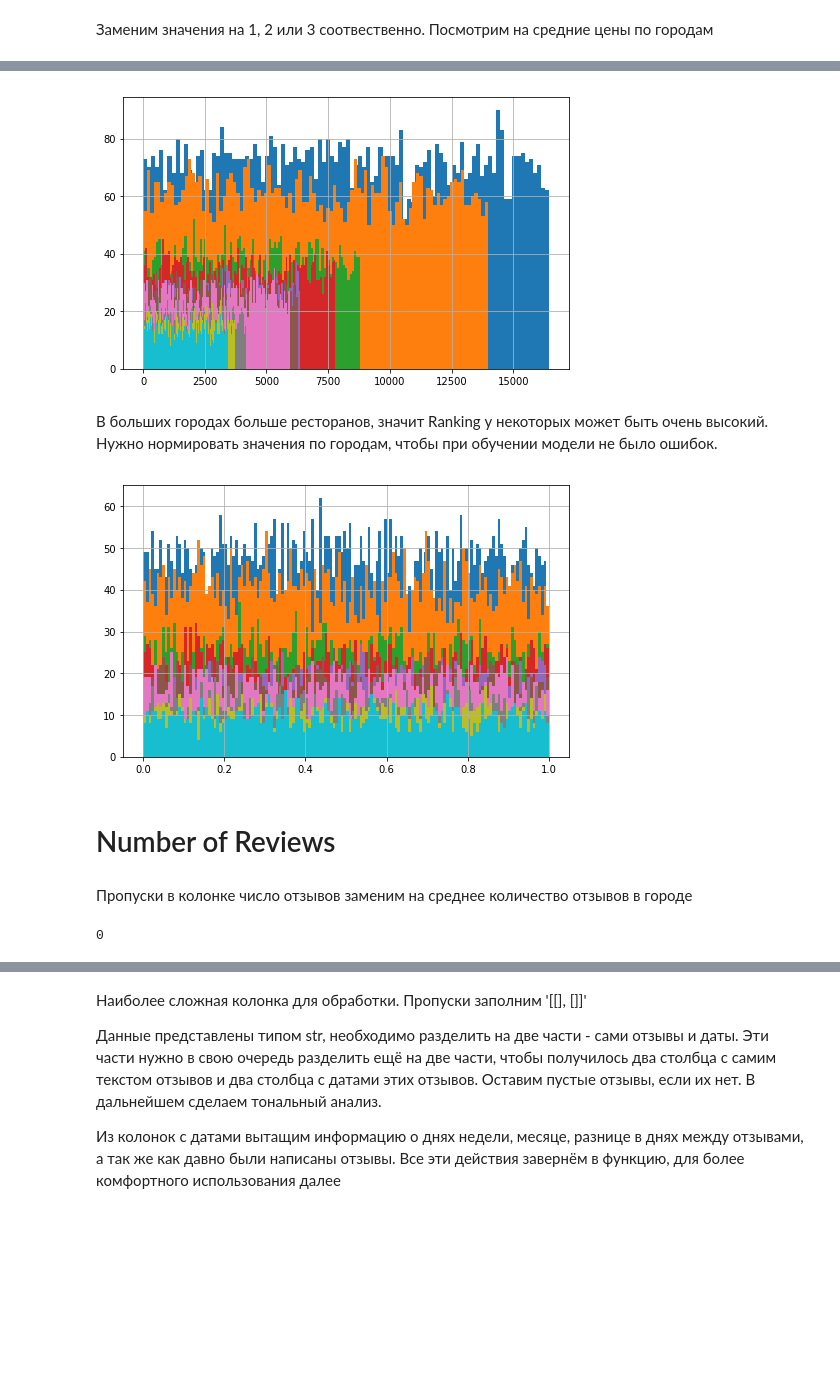
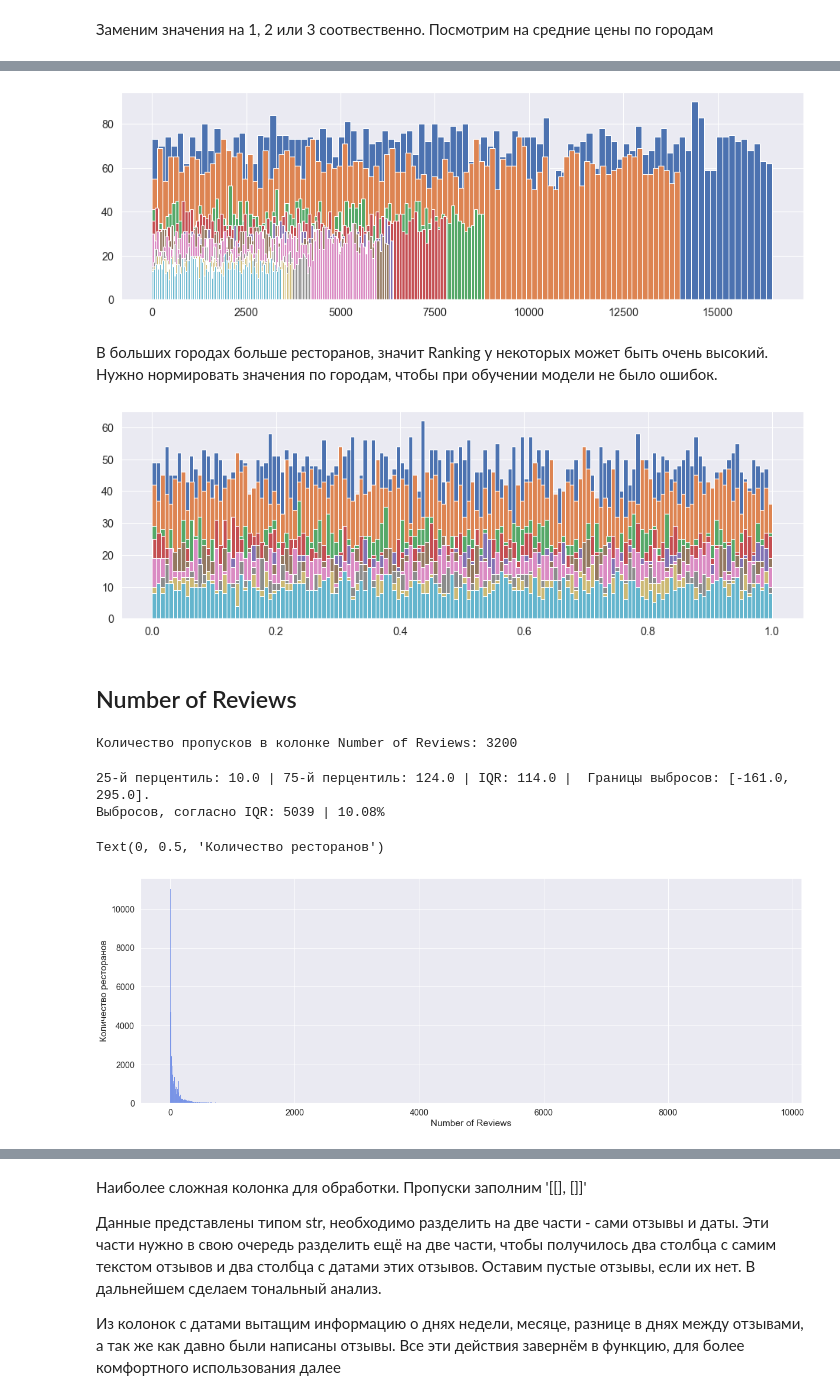
Before and after one commit to IvanAleshin/Skillfactory_projects, a Jupyter notebook: module_3/TripAdvisor Rating.ipynb, the cells around one changed output, grey strips where cells are left out. Drawn from its saved outputs; the diff is of its cells as text; code cells hidden in the pictures; blank space fills up the shorter version.

Commit message:
Update
Многочисленные исправления в работе. Добавление визуализаций, новых методик работы с данными, про которые я узнал уже после сдачи проекта. В результате - модель значительно улучшилась

```diff
--- a/module_3/TripAdvisor Rating.ipynb
+++ b/module_3/TripAdvisor Rating.ipynb
@@ -325,5 +386,0 @@ Name: Price Range, dtype: float64
-# %%
-data['Price Range'].fillna(2, inplace=True)
-data['Price Range'].value_counts().plot(kind='pie', autopct="%.2f",
-                                        title='Распределение ценовых категории ресторанов',
-                                        figsize=(6,6))
@@ -332,0 +387,4 @@ data['Price Range'].value_counts().plot(kind='pie', autopct="%.2f",
+# %%
+# Заменим пропуски на среднее значение по городам (округлим до 2 знаков после запятой)
+data.loc[data['Price Range'].isnull(), 'Price Range'] = data.groupby('City').transform('mean').round(2)
+data.groupby('City').mean()['Price Range']
@@ -332,0 +409,8 @@ data['Price Range'].value_counts().plot(kind='pie', autopct="%.2f",
+# %%
+# Посмотрим на распределение ресторанов по цене
+sns.set(font_scale=1.25)
+plt.figure(figsize=(16, 7))
+plt.xticks(ticks=range(0, 30000, 2000))
+sns.countplot(y=data['Price Range'], color='royalblue', orient='v')
+plt.xlabel('Количество ресторанов')
+plt.ylabel('Ценовая категория')
@@ -339,0 +422,6 @@ df_train['Ranking'].hist(bins=1000, figsize=(14,7))
+# %%
+# Посмотрим распредение ресторанов по рангу
+sns.set(font_scale=1.3)
+plt.subplots(figsize=(20, 7))
+sns.histplot(data['Ranking'], color='royalblue')
+plt.ylabel('Количество ресторанов')
@@ -340,9 +431,9 @@ df_train['Ranking'].hist(bins=1000, figsize=(14,7))
 # %%
-# посмотрим на данные по Ranking топ 10-ти городов
+# Посмотрим на данные по Ranking топ 10-ти городов
 for x in (data['City'].value_counts())[0:10].index:
-    data['Ranking'][data['City'] == x].hist(bins=100, figsize=(8,5))
+    data['Ranking'][data['City'] == x].hist(bins=100, figsize=(16,5))
 # %% [output]
-[figure, old version]
+[figure, new version]
 # %% [markdown]
 В больших городах больше ресторанов, значит Ranking у некоторых может быть очень высокий.
 Нужно нормировать значения по городам, чтобы при обучении модели не было ошибок.
@@ -353,18 +444,30 @@ data['Ranking_NORM'] = data[['City', 'Ranking']].apply(
 # %%
+# Данные по нормированному Ranking топ 10-ти городов
 for x in (df_train['City'].value_counts())[0:10].index:
-    data['Ranking_NORM'][data['City'] == x].hist(bins=150, figsize=(8,5))
+    data['Ranking_NORM'][data['City'] == x].hist(bins=150, figsize=(16, 5))
 # %% [output]
-[figure, old version]
+[figure, new version]
 # %% [markdown]
-# Number of Reviews
+## Number of Reviews
-# %% [markdown]
-Пропуски в колонке число отзывов заменим на среднее количество отзывов в городе
+# %%
+print('Количество пропусков в колонке Number of Reviews: {}'.format(
+    data['Number of Reviews'].isnull().sum()))
+# %% [output]
+Количество пропусков в колонке Number of Reviews: 3200
 # %%
 # Заменим на среднее количество отзывов в городе
 data['Number of Reviews'] = data[['City', 'Number of Reviews']].apply(
     lambda x: data_city_mean['Number of Reviews'].to_dict()[x[0]] if pd.isna(x[1]) else x[1], axis=1)
+
+IQR_for_column('Number of Reviews')
+
+# Посмотрим на распределение по количеству отзывов
+sns.set(font_scale=1.3)
+plt.subplots(figsize=(20, 7))
+sns.histplot(data['Number of Reviews'], color='royalblue')
+plt.ylabel('Количество ресторанов')
+# %% [output]
+25-й перцентиль: 10.0 | 75-й перцентиль: 124.0 | IQR: 114.0 |  Границы выбросов: [-161.0, 295.0].
+Выбросов, согласно IQR: 5039 | 10.08%
+Text(0, 0.5, 'Количество ресторанов')
+[figure, added]
-# %%
-# Проверим, что нет отрицательного количества отзывов
-(data['Number of Reviews'].value_counts()<0).sum()
-# %% [output]
-0
```
Also changed, not shown: parts of 113 cells of this notebook, 2 other files.
